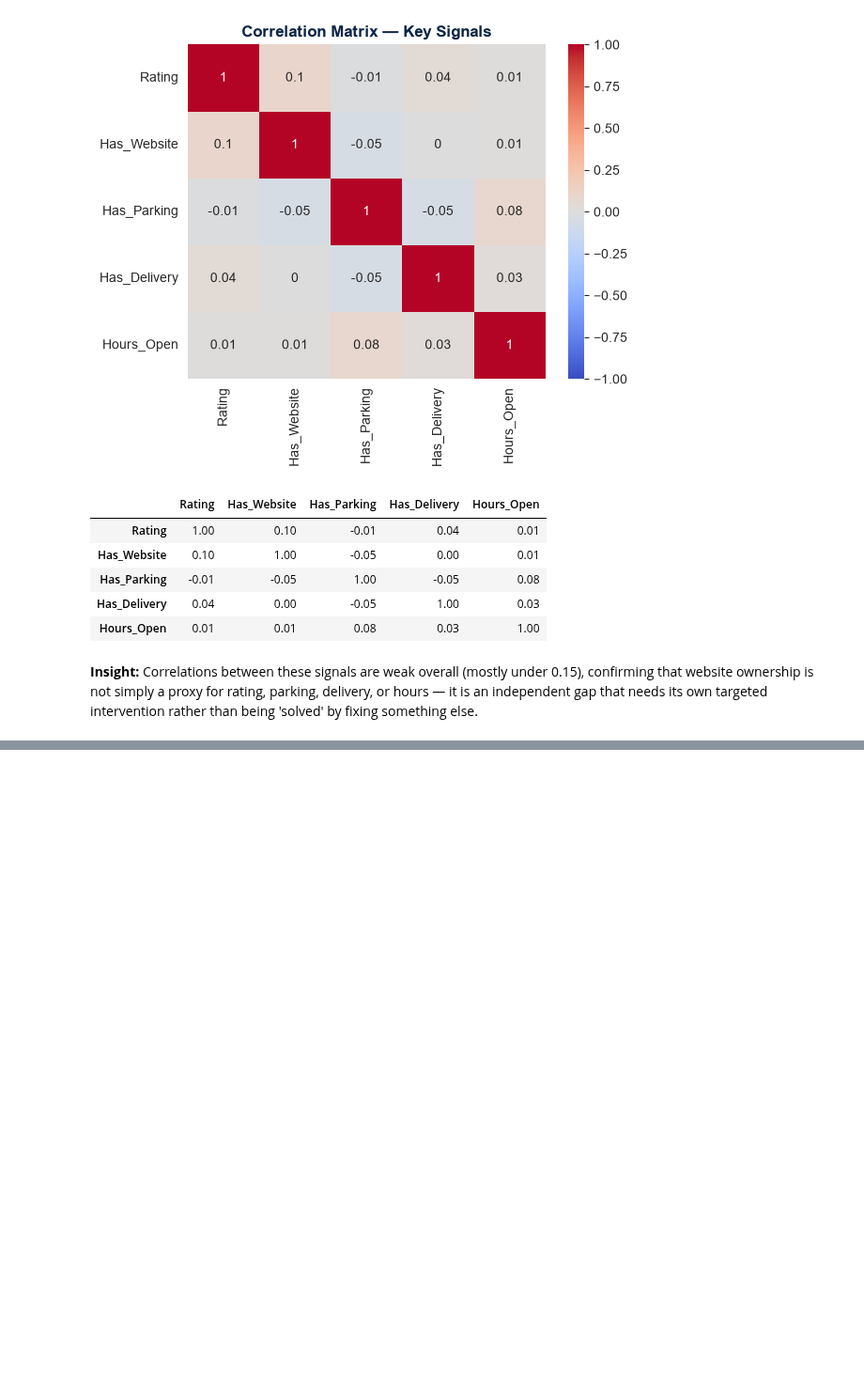
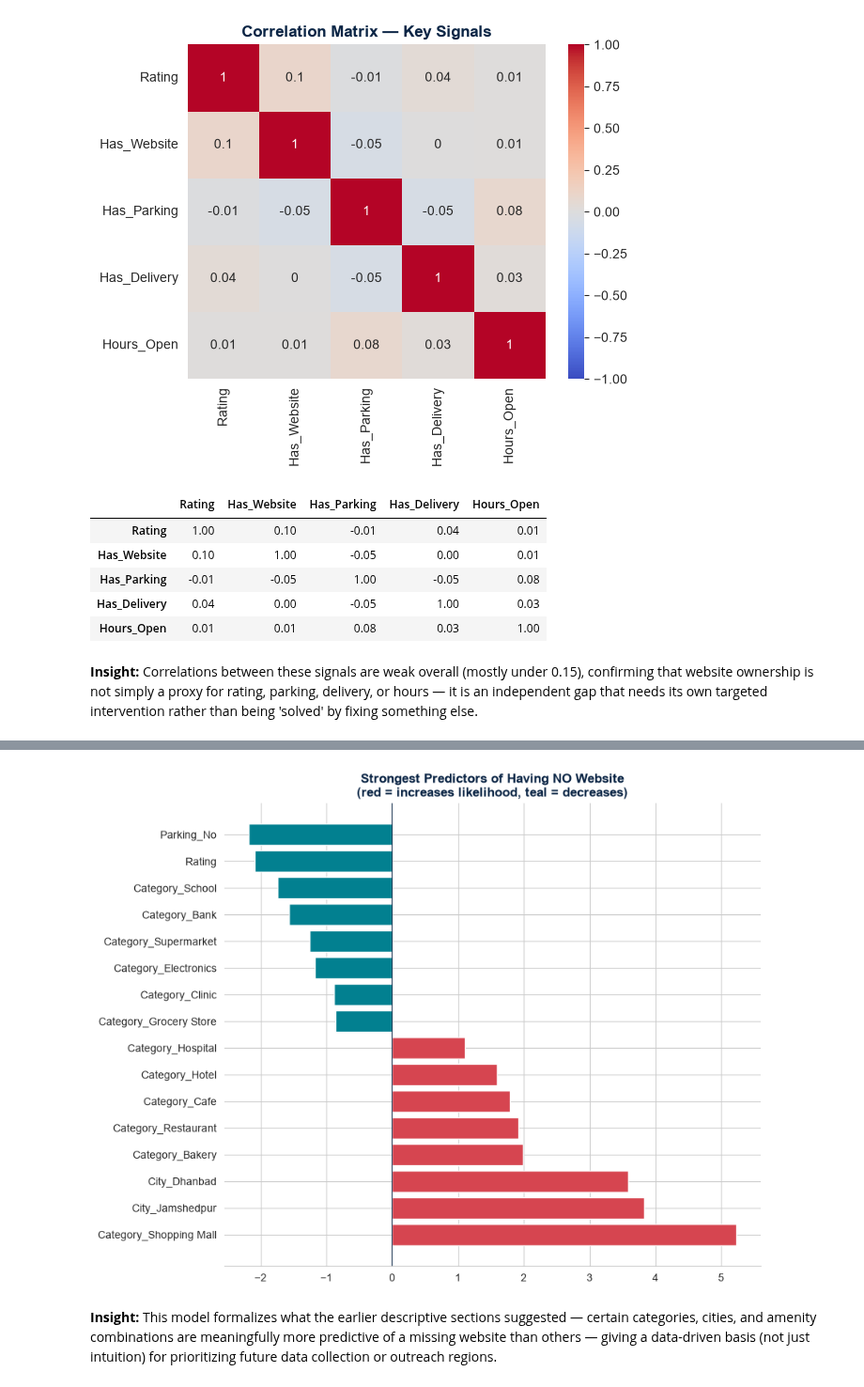
Before and after one commit to bhavya-aggarwal011/Jharkhand_Business_Analysis, a Jupyter notebook: notebooks/Jharkhand_Business_Analysis.ipynb, the cells around one changed output, grey strips where cells are left out. Shown at 94% size. Drawn from its saved outputs; the diff is of its cells as text; code cells hidden in the pictures; blank space fills up the shorter version.

```diff
--- a/notebooks/Jharkhand_Business_Analysis.ipynb
+++ b/notebooks/Jharkhand_Business_Analysis.ipynb
@@ -826,0 +922,19 @@ corr_matrix
+# %%
+from sklearn.linear_model import LogisticRegression
+from sklearn.model_selection import train_test_split
+from sklearn.metrics import classification_report, roc_auc_score
+
+model_df = pd.get_dummies(df[['Rating','Parking','Delivery','Category','City']],
+                           columns=['Parking','Delivery','Category','City'], drop_first=True)
+y = (df['Has_Website']=='No').astype(int)
+
+X_train, X_test, y_train, y_test = train_test_split(model_df, y, test_size=0.25, random_state=42, stratify=y)
+
+clf = LogisticRegression(max_iter=1000, class_weight='balanced')
+clf.fit(X_train, y_train)
+y_pred = clf.predict(X_test)
+y_proba = clf.predict_proba(X_test)[:,1]
+
+print(f"ROC-AUC: {roc_auc_score(y_test, y_proba):.3f}")
+print()
+print(classification_report(y_test, y_pred, target_names=['Has Website','No Website']))
@@ -826,0 +952,19 @@ corr_matrix
+# %%
+coef_df = pd.DataFrame({
+    'Feature': model_df.columns,
+    'Coefficient': clf.coef_[0]
+}).sort_values('Coefficient', ascending=False)
+
+top_coef = pd.concat([coef_df.head(8), coef_df.tail(8)])
+
+fig, ax = plt.subplots(figsize=(9,7))
+colors = [C_RED if v > 0 else C_PRIMARY for v in top_coef['Coefficient']]
+ax.barh(top_coef['Feature'], top_coef['Coefficient'], color=colors)
+ax.axvline(0, color=C_DARK, linewidth=0.8)
+ax.set_title('Strongest Predictors of Having NO Website\n(red = increases likelihood, teal = decreases)',
+             fontsize=12, fontweight='bold', color=C_DARK)
+sns.despine(left=True); plt.tight_layout(); plt.show()
+# %% [output]
+[figure, added]
+# %% [markdown]
+**Insight:** This model formalizes what the earlier descriptive sections suggested — certain categories, cities, and amenity combinations are meaningfully more predictive of a missing website than others — giving a data-driven basis (not just intuition) for prioritizing future data collection or outreach regions.
```
Also changed, not shown: parts of 88 cells of this notebook, 8 other files.
